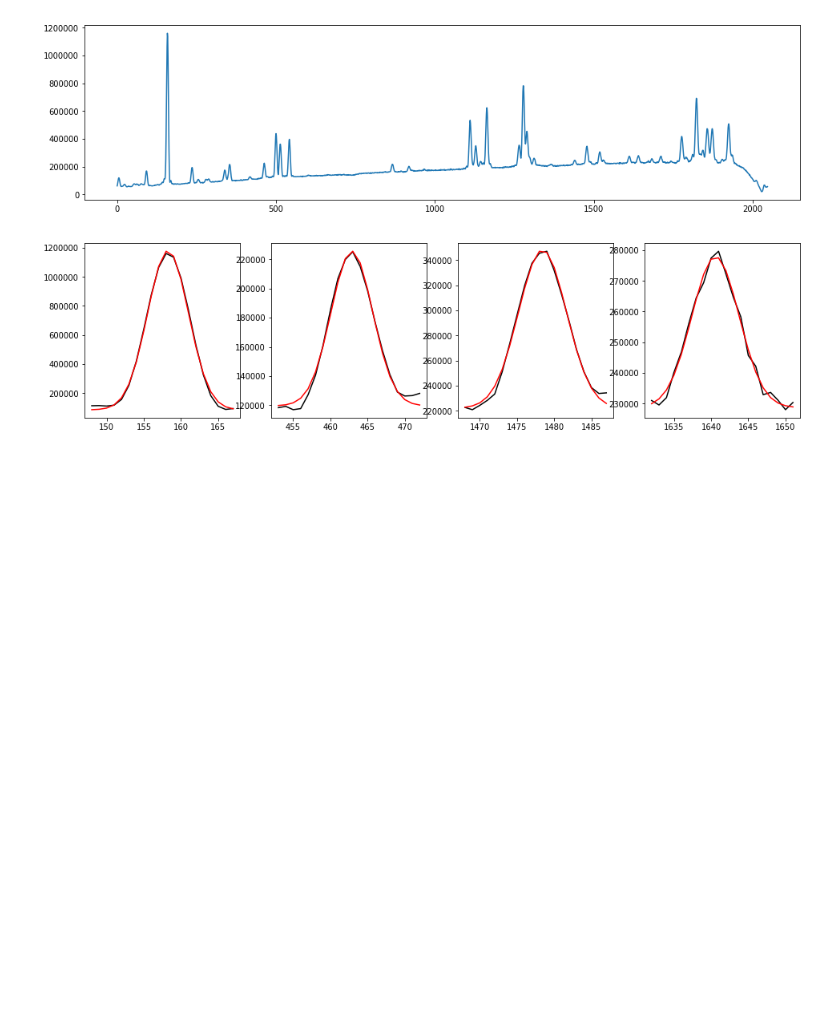
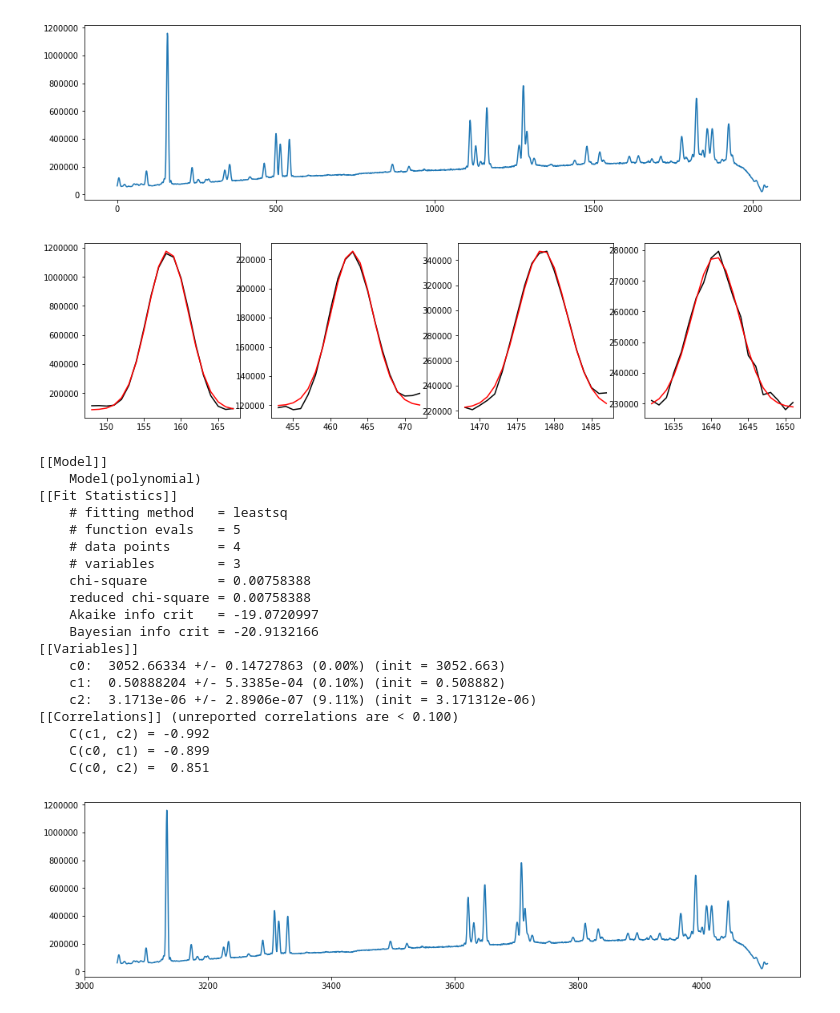
Before and after one commit to pssncp142/NIX_Testing, a Jupyter notebook: Spectra_test.ipynb, the cells around one changed output. Saved outputs shown, nothing was run; the diff lists cells and outputs as text; code cells hidden in the pictures; blank space fills up the shorter version.

```diff
--- a/Spectra_test.ipynb
+++ b/Spectra_test.ipynb
@@ -4,6 +4,7 @@ import matplotlib.pyplot as plt
 # %%
 # Define where the data lives
 data_dir = '/home/ydallilar/Documents/NIX/nixDetBackup/'
+data_dir = '/home/ydallilar/Documents/MPE/ERIS/NIX/nixDetBackup/'
 
 NIX_Lamp = NIX_Spectra(data_dir + 'test_images/slit_lamp_on.fits')
 NIX_Lamp_off = NIX_Spectra(data_dir + 'test_images/slit_lamp_off.fits')
@@ -17,10 +18,30 @@ NIX_Lamp.getSpectra1d(bright_line=bright_line, dark=NIX_Lamp_off)
 # %%
 ref_lines = [{'wave' : 3133.30, 'x' : 158},
              {'wave' : 3288.86, 'x' : 463},
-             {'wave' : 3133.30, 'x' : 1478},
-             {'wave' : 3133.30, 'x' : 1642}]
+             {'wave' : 3812.00, 'x' : 1478},
+             {'wave' : 3896.02, 'x' : 1642}]
 
 
 NIX_Lamp.calibrate(ref_lines=ref_lines, dark=NIX_Lamp_off)
 # %% [output]
 [figure]
+[[Model]]
+    Model(polynomial)
+[[Fit Statistics]]
+    # fitting method   = leastsq
+    # function evals   = 5
+    # data points      = 4
+    # variables        = 3
+    chi-square         = 0.00758388
+    reduced chi-square = 0.00758388
+    Akaike info crit   = -19.0720997
+    Bayesian info crit = -20.9132166
+[[Variables]]
+    c0:  3052.66334 +/- 0.14727863 (0.00%) (init = 3052.663)
+    c1:  0.50888204 +/- 5.3385e-04 (0.10%) (init = 0.508882)
+    c2:  3.1713e-06 +/- 2.8906e-07 (9.11%) (init = 3.171312e-06)
+[[Correlations]] (unreported correlations are < 0.100)
+    C(c1, c2) = -0.992
+    C(c0, c1) = -0.899
+    C(c0, c2) =  0.851
+[figure, added]
```
Also changed, not shown: parts of 2 cells of this notebook, 5 other files.
